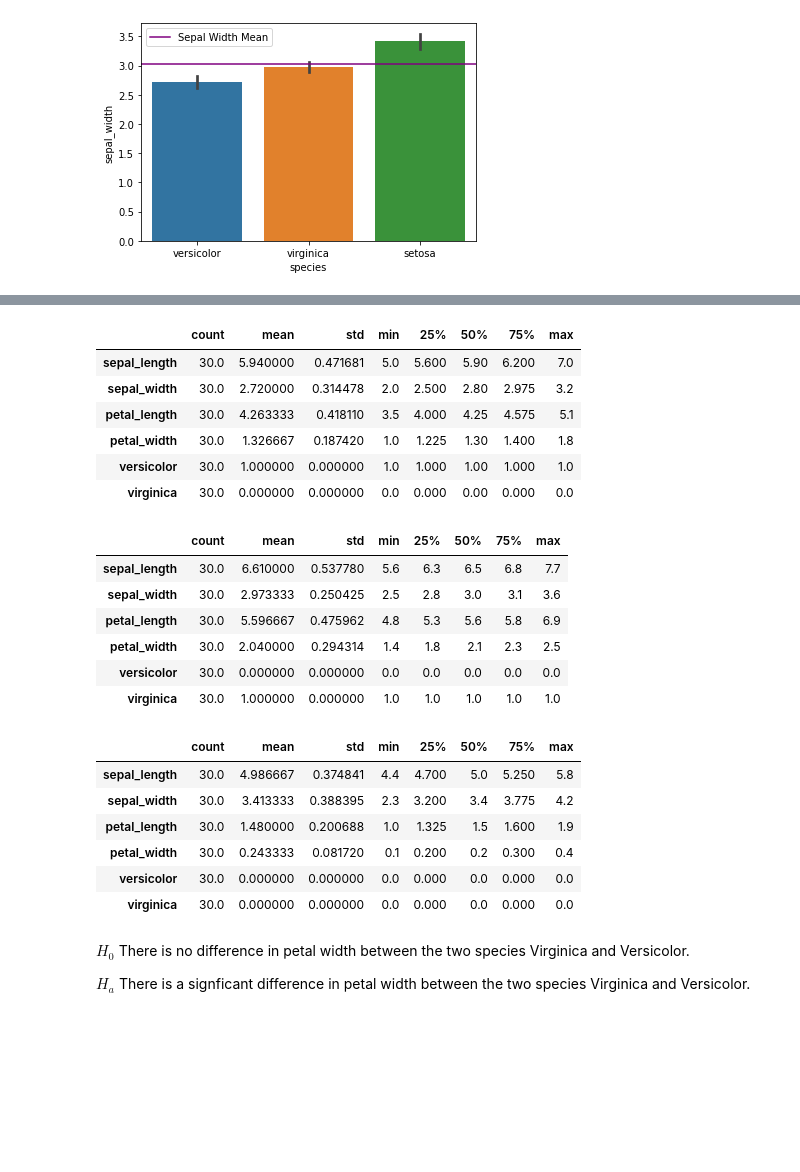
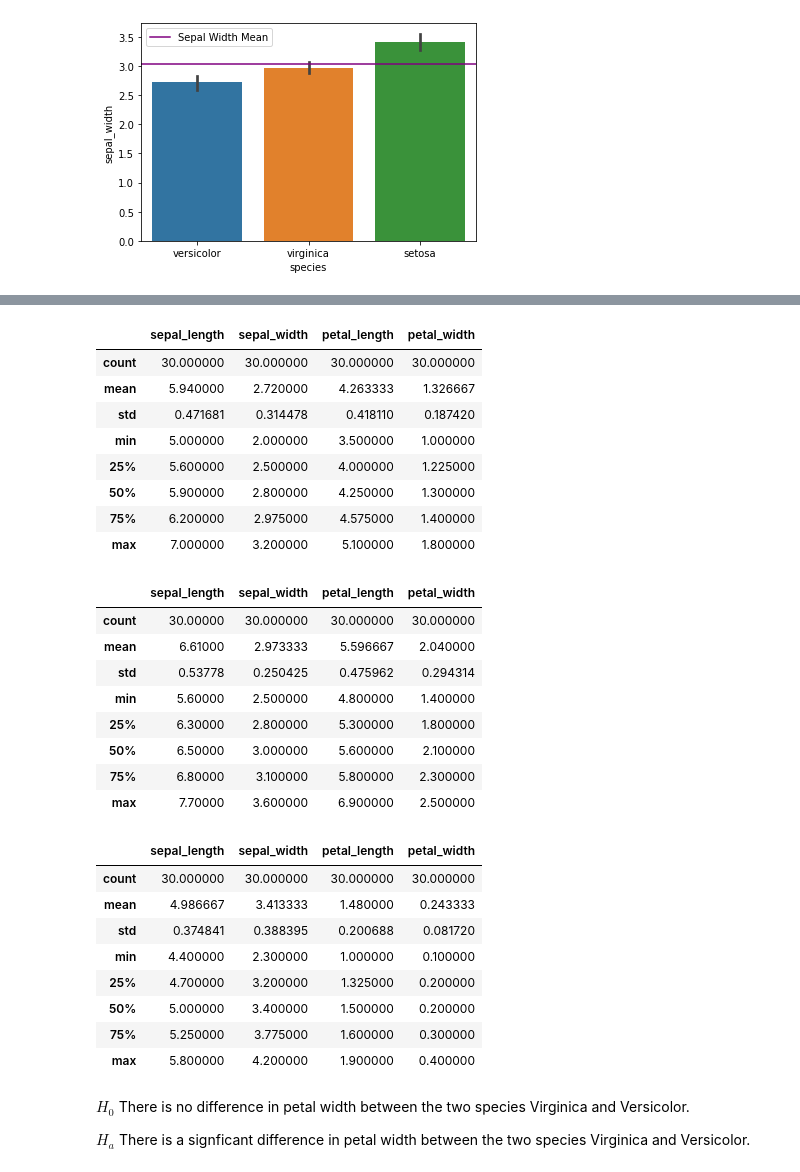
Before and after one commit to AndrewRachuig/classification-exercises, a Jupyter notebook: classification-exercises.ipynb, the cells around one changed output, grey strips where cells are left out. Drawn from its saved outputs; the diff is of its cells as text; code cells hidden in the pictures; blank space fills up the shorter version.

```diff
--- a/classification-exercises.ipynb
+++ b/classification-exercises.ipynb
@@ -588,8 +558,12 @@ iris.head()
 | 4 | 4 | 1 | 5 | 5.0 | 3.6 | 1.4 | 0.2 | ... |
 # %%
 cleaned_iris = prepare.prep_iris(iris)
+cleaned_iris.drop(columns = ['versicolor', 'virginica'], inplace=True)
 cleaned_iris.head()
 # This step does not get rid of categorical columns yet so as to make exploratory data analysis easier to do. I will
 # remove this categorical column ('species_name') later.  I will however split it now in order to now explore the
 # data deeply.
+
+# Further, I'm dropping the "dummy columns for now so as to make the data easier to deal with for EDA. I can use them
+# later after this stage is done
 # %% [output]
@@ -718,34 +694,40 @@ plt.legend()
 # %%
 # For each measurement type, compute the descriptive statistics for each species.
-iris_train[iris_train.species == 'versicolor'].describe().T
+iris_train[iris_train.species == 'versicolor'].describe()
 # %% [output]
-|  | count | mean | std | min | 25% | 50% | 75% | max |
-| sepal_length | 30.0 | 5.940000 | 0.471681 | 5.0 | 5.600 | 5.90 | 6.200 | 7.0 |
-| sepal_width | 30.0 | 2.720000 | 0.314478 | 2.0 | 2.500 | 2.80 | 2.975 | 3.2 |
-| petal_length | 30.0 | 4.263333 | 0.418110 | 3.5 | 4.000 | 4.25 | 4.575 | 5.1 |
-| petal_width | 30.0 | 1.326667 | 0.187420 | 1.0 | 1.225 | 1.30 | 1.400 | 1.8 |
-| versicolor | 30.0 | 1.000000 | 0.000000 | 1.0 | 1.000 | 1.00 | 1.000 | 1.0 |
-| virginica | 30.0 | 0.000000 | 0.000000 | 0.0 | 0.000 | 0.00 | 0.000 | 0.0 |
+|  | sepal_length | sepal_width | petal_length | petal_width |
+| count | 30.000000 | 30.000000 | 30.000000 | 30.000000 |
+| mean | 5.940000 | 2.720000 | 4.263333 | 1.326667 |
+| std | 0.471681 | 0.314478 | 0.418110 | 0.187420 |
+| min | 5.000000 | 2.000000 | 3.500000 | 1.000000 |
+| 25% | 5.600000 | 2.500000 | 4.000000 | 1.225000 |
+| 50% | 5.900000 | 2.800000 | 4.250000 | 1.300000 |
+| 75% | 6.200000 | 2.975000 | 4.575000 | 1.400000 |
+| max | 7.000000 | 3.200000 | 5.100000 | 1.800000 |
 # %%
-iris_train[iris_train.species == 'virginica'].describe().T
+iris_train[iris_train.species == 'virginica'].describe()
 # %% [output]
-|  | count | mean | std | min | 25% | 50% | 75% | max |
-| sepal_length | 30.0 | 6.610000 | 0.537780 | 5.6 | 6.3 | 6.5 | 6.8 | 7.7 |
-| sepal_width | 30.0 | 2.973333 | 0.250425 | 2.5 | 2.8 | 3.0 | 3.1 | 3.6 |
-| petal_length | 30.0 | 5.596667 | 0.475962 | 4.8 | 5.3 | 5.6 | 5.8 | 6.9 |
-| petal_width | 30.0 | 2.040000 | 0.294314 | 1.4 | 1.8 | 2.1 | 2.3 | 2.5 |
-| versicolor | 30.0 | 0.000000 | 0.000000 | 0.0 | 0.0 | 0.0 | 0.0 | 0.0 |
-| virginica | 30.0 | 1.000000 | 0.000000 | 1.0 | 1.0 | 1.0 | 1.0 | 1.0 |
+|  | sepal_length | sepal_width | petal_length | petal_width |
+| count | 30.00000 | 30.000000 | 30.000000 | 30.000000 |
+| mean | 6.61000 | 2.973333 | 5.596667 | 2.040000 |
+| std | 0.53778 | 0.250425 | 0.475962 | 0.294314 |
+| min | 5.60000 | 2.500000 | 4.800000 | 1.400000 |
+| 25% | 6.30000 | 2.800000 | 5.300000 | 1.800000 |
+| 50% | 6.50000 | 3.000000 | 5.600000 | 2.100000 |
+| 75% | 6.80000 | 3.100000 | 5.800000 | 2.300000 |
+| max | 7.70000 | 3.600000 | 6.900000 | 2.500000 |
 # %%
-iris_train[iris_train.species == 'setosa'].describe().T
+iris_train[iris_train.species == 'setosa'].describe()
 # %% [output]
-|  | count | mean | std | min | 25% | 50% | 75% | max |
-| sepal_length | 30.0 | 4.986667 | 0.374841 | 4.4 | 4.700 | 5.0 | 5.250 | 5.8 |
-| sepal_width | 30.0 | 3.413333 | 0.388395 | 2.3 | 3.200 | 3.4 | 3.775 | 4.2 |
-| petal_length | 30.0 | 1.480000 | 0.200688 | 1.0 | 1.325 | 1.5 | 1.600 | 1.9 |
-| petal_width | 30.0 | 0.243333 | 0.081720 | 0.1 | 0.200 | 0.2 | 0.300 | 0.4 |
-| versicolor | 30.0 | 0.000000 | 0.000000 | 0.0 | 0.000 | 0.0 | 0.000 | 0.0 |
-| virginica | 30.0 | 0.000000 | 0.000000 | 0.0 | 0.000 | 0.0 | 0.000 | 0.0 |
+|  | sepal_length | sepal_width | petal_length | petal_width |
+| count | 30.000000 | 30.000000 | 30.000000 | 30.000000 |
+| mean | 4.986667 | 3.413333 | 1.480000 | 0.243333 |
+| std | 0.374841 | 0.388395 | 0.200688 | 0.081720 |
+| min | 4.400000 | 2.300000 | 1.000000 | 0.100000 |
+| 25% | 4.700000 | 3.200000 | 1.325000 | 0.200000 |
+| 50% | 5.000000 | 3.400000 | 1.500000 | 0.200000 |
+| 75% | 5.250000 | 3.775000 | 1.600000 | 0.300000 |
+| max | 5.800000 | 4.200000 | 1.900000 | 0.400000 |
 # %%
 # For virginica & versicolor: Compare the mean petal_width using the Mann-Whitney test (scipy.stats.mannwhitneyu) to
 # see if there is a significant difference between the two groups. Do the same for the other measurement types.
```
Also changed, not shown: parts of 46 cells of this notebook, 1 other file.
